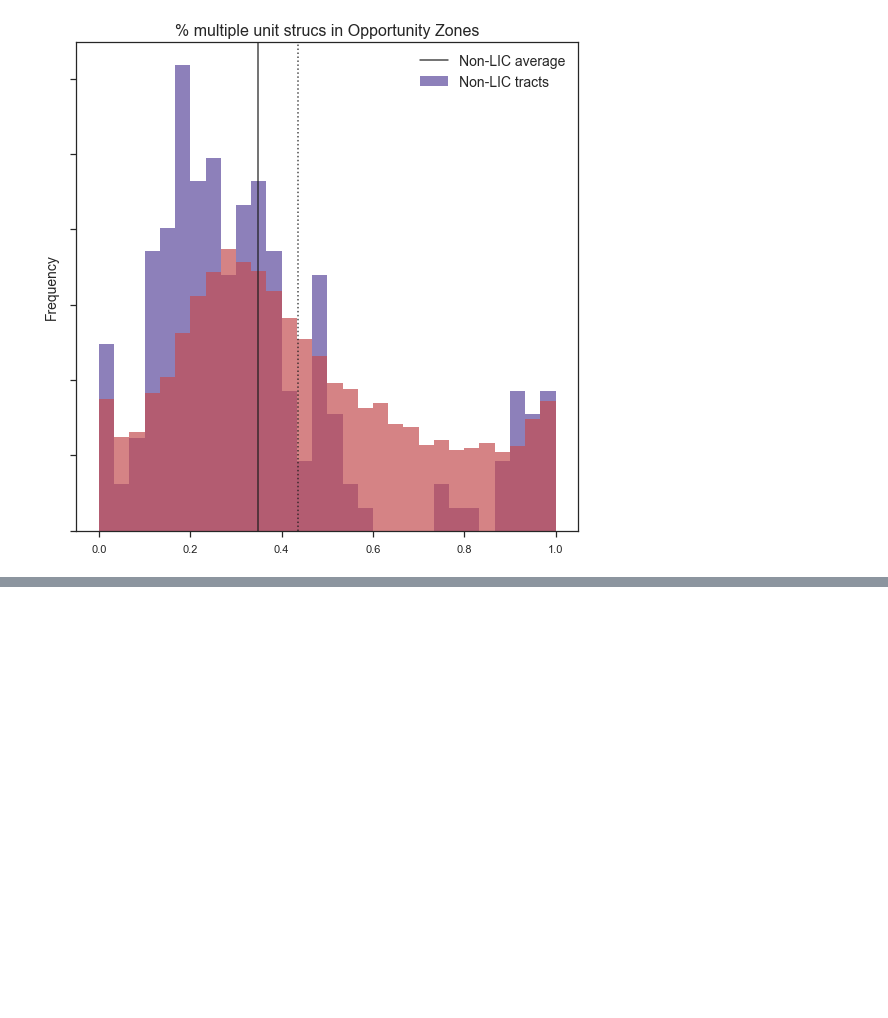
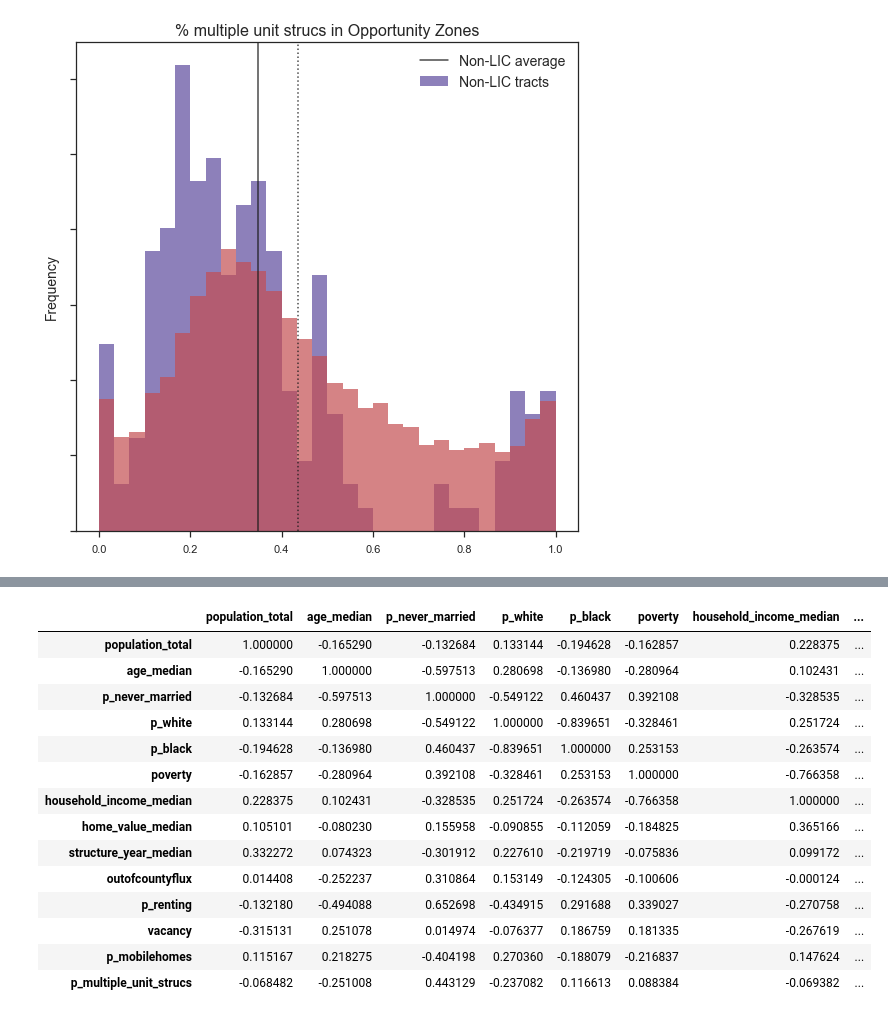
Before and after one commit to paxtonhyde/opportunity-zones, a Jupyter notebook: notebooks/eda.ipynb, the cells around one changed output, grey strips where cells are left out. Saved outputs shown, nothing was run; the diff lists cells and outputs as text; code cells hidden in the pictures; blank space fills up the shorter version.

```diff
--- a/notebooks/eda.ipynb
+++ b/notebooks/eda.ipynb
@@ -274,0 +273,19 @@ SyntaxError: invalid syntax (<ipython-input-497-0e61a509d18b>, line 1)
+# %%
+corr1 = features.drop(columns=['state', 'tract', ]).corr()
+corr1
+# %% [output]
+|  | population_total | age_median | p_never_married | p_white | p_black | poverty | household_income_median | ... |
+| population_total | 1.000000 | -0.165290 | -0.132684 | 0.133144 | -0.194628 | -0.162857 | 0.228375 | ... |
+| age_median | -0.165290 | 1.000000 | -0.597513 | 0.280698 | -0.136980 | -0.280964 | 0.102431 | ... |
+| p_never_married | -0.132684 | -0.597513 | 1.000000 | -0.549122 | 0.460437 | 0.392108 | -0.328535 | ... |
+| p_white | 0.133144 | 0.280698 | -0.549122 | 1.000000 | -0.839651 | -0.328461 | 0.251724 | ... |
+| p_black | -0.194628 | -0.136980 | 0.460437 | -0.839651 | 1.000000 | 0.253153 | -0.263574 | ... |
+| poverty | -0.162857 | -0.280964 | 0.392108 | -0.328461 | 0.253153 | 1.000000 | -0.766358 | ... |
+| household_income_median | 0.228375 | 0.102431 | -0.328535 | 0.251724 | -0.263574 | -0.766358 | 1.000000 | ... |
+| home_value_median | 0.105101 | -0.080230 | 0.155958 | -0.090855 | -0.112059 | -0.184825 | 0.365166 | ... |
+| structure_year_median | 0.332272 | 0.074323 | -0.301912 | 0.227610 | -0.219719 | -0.075836 | 0.099172 | ... |
+| outofcountyflux | 0.014408 | -0.252237 | 0.310864 | 0.153149 | -0.124305 | -0.100606 | -0.000124 | ... |
+| p_renting | -0.132180 | -0.494088 | 0.652698 | -0.434915 | 0.291688 | 0.339027 | -0.270758 | ... |
+| vacancy | -0.315131 | 0.251078 | 0.014974 | -0.076377 | 0.186759 | 0.181335 | -0.267619 | ... |
+| p_mobilehomes | 0.115167 | 0.218275 | -0.404198 | 0.270360 | -0.188079 | -0.216837 | 0.147624 | ... |
+| p_multiple_unit_strucs | -0.068482 | -0.251008 | 0.443129 | -0.237082 | 0.116613 | 0.088384 | -0.069382 | ... |
```
Also changed, not shown: parts of 3 cells of this notebook, 4 other files.
